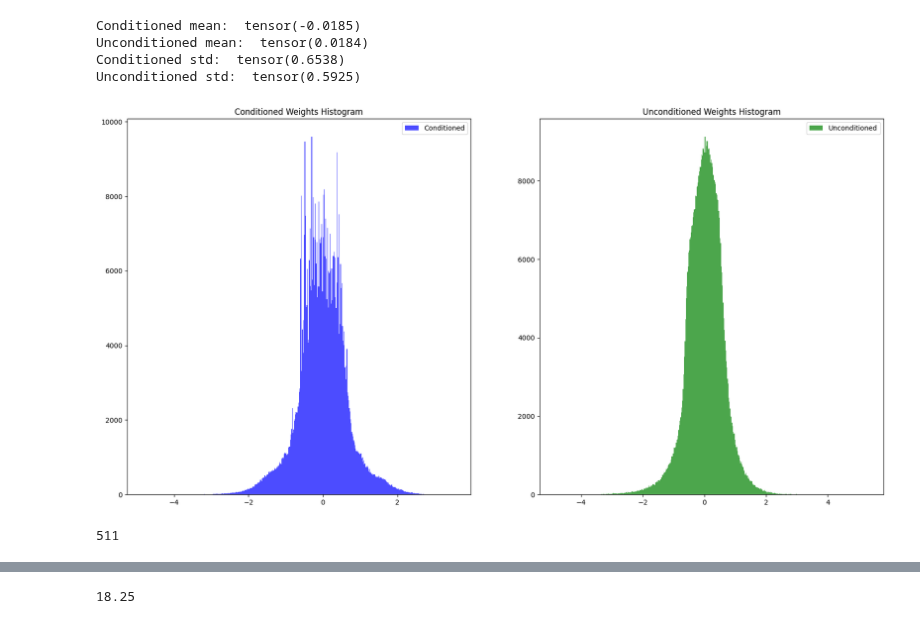
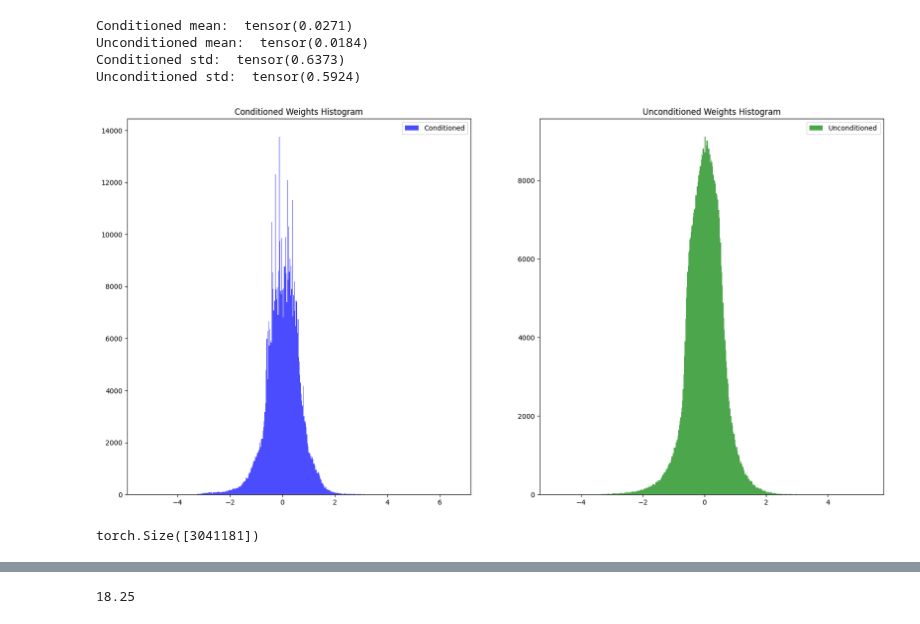
Before and after one commit to nef-gpt/adl4cv, a Jupyter notebook: visualize_model.ipynb, the cells around one changed output, grey strips where cells are left out. Saved outputs shown, nothing was run; the diff lists cells and outputs as text; code cells hidden in the pictures.

```diff
--- a/visualize_model.ipynb
+++ b/visualize_model.ipynb
@@ -129,46 +129,57 @@ flattened_dataset_unconditioned= MnistNeFDataset(data_root_ours, fixed_label = 5
 weights_conditioned = torch.Tensor()
 weights_unconditioned = torch.Tensor()
 
-idx = range(0, 1000)
+idx = range(0, len(flattened_dataset_conditioned))
 weight_idx = None
 for j in idx:
     if weight_idx:
         weights_1d_conditioned = flattened_dataset_conditioned[j][0][weight_idx].unsqueeze(0).numpy()
         weights_1d_unconditioned = flattened_dataset_unconditioned[j][0][weight_idx].unsqueeze(0).numpy()
     else:
         weights_1d_conditioned = flattened_dataset_conditioned[j][0].numpy()
         weights_1d_unconditioned = flattened_dataset_unconditioned[j][0].numpy()
     weights_conditioned = torch.cat((weights_conditioned, torch.tensor(weights_1d_conditioned)), 0)
     weights_unconditioned = torch.cat((weights_unconditioned, torch.tensor(weights_1d_unconditioned)), 0)
 
 # Plot histograms
 fig, axes = plt.subplots(1, 2, figsize=(20, 10))
 
 axes[0].hist(weights_conditioned.numpy(), bins=500, color='blue', alpha=0.7, label='Conditioned')
 axes[0].set_title('Conditioned Weights Histogram')
 axes[0].legend()
 
 axes[1].hist(weights_unconditioned.numpy(), bins=500, color='green', alpha=0.7, label='Unconditioned')
 axes[1].set_title('Unconditioned Weights Histogram')
 axes[1].legend()
 
 print("Conditioned mean: ", weights_conditioned.mean())
 print("Unconditioned mean: ", weights_unconditioned.mean())
 print("Conditioned std: ", weights_conditioned.std())
 print("Unconditioned std: ", weights_unconditioned.std())
 
 
 plt.show()
 # %% [output]
-Conditioned mean:  tensor(-0.0185)
+Conditioned mean:  tensor(0.0271)
 Unconditioned mean:  tensor(0.0184)
-Conditioned std:  tensor(0.6538)
-Unconditioned std:  tensor(0.5925)
+Conditioned std:  tensor(0.6373)
+Unconditioned std:  tensor(0.5924)
-[figure, old version]
+[figure, new version]
-# %%
-2**9-1
-# %% [output]
-511
+# %%
+# Assuming idx is predefined and is a list of indices
+all_weights_conditioned = torch.Tensor()
+
+
+idx = range(0, len(flattened_dataset_conditioned))
+weight_idx = None
+for j in idx:
+    weights_1d_conditioned = flattened_dataset_conditioned[j][0].numpy()
+    all_weights_conditioned = torch.cat((all_weights_conditioned, torch.tensor(weights_1d_conditioned)), 0)
+
+all_weights_conditioned.to("cuda")
+print(all_weights_conditioned.size())
+# %% [output]
+torch.Size([3041181])
 # %%
 from vector_quantize_pytorch import VectorQuantize
 
```
Also changed, not shown: parts of 5 cells of this notebook, 3 other files.
